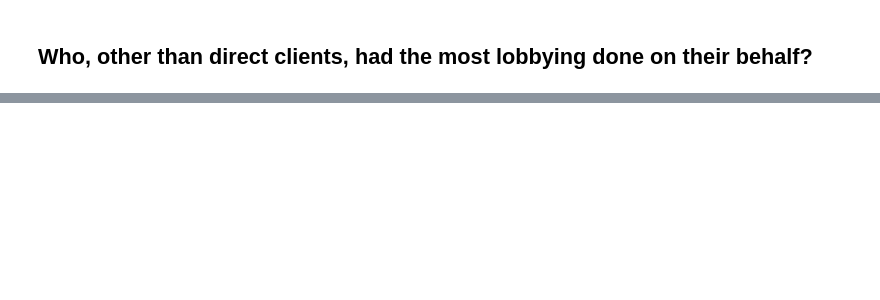
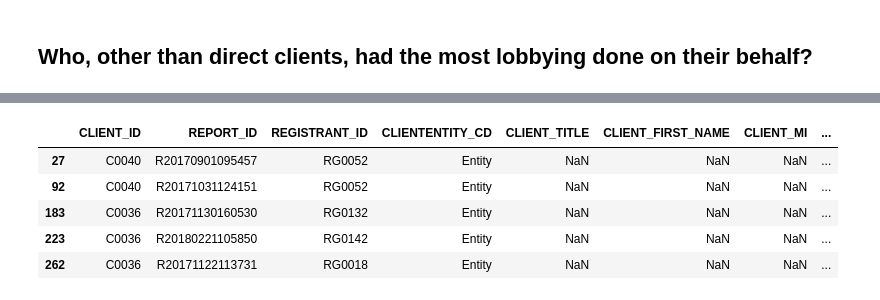
Before and after one commit to open-austin/lobbying-in-austin, a Jupyter notebook: notebooks/Austin-lobbyists-post-2017.ipynb, the cells around one changed output, grey strips where cells are left out. Saved outputs shown, nothing was run; the diff lists cells and outputs as text; code cells hidden in the pictures; blank space fills up the shorter version.

```diff
--- a/notebooks/Austin-lobbyists-post-2017.ipynb
+++ b/notebooks/Austin-lobbyists-post-2017.ipynb
@@ -132,3 +242,12 @@ plotDF = dq["BENEFICIARY"].value_counts()[:50].plot(kind='bar', figsize=(16,6))
 
 kvp = pd.read_csv("../data/Lobbyist_-_Municipal_Question_Subject_Matter_Key-Value_Pairs.csv")
 sm = pd.read_csv("../data/Lobbyist_-_Subject_Matter_List.csv")
+# %%
+dq[dq["MQ_ID"]=="Q0001"][:5]
+# %% [output]
+|  | CLIENT_ID | REPORT_ID | REGISTRANT_ID | CLIENTENTITY_CD | CLIENT_TITLE | CLIENT_FIRST_NAME | CLIENT_MI | ... |
+| 27 | C0040 | R20170901095457 | RG0052 | Entity | NaN | NaN | NaN | ... |
+| 92 | C0040 | R20171031124151 | RG0052 | Entity | NaN | NaN | NaN | ... |
+| 183 | C0036 | R20171130160530 | RG0132 | Entity | NaN | NaN | NaN | ... |
+| 223 | C0036 | R20180221105850 | RG0142 | Entity | NaN | NaN | NaN | ... |
+| 262 | C0036 | R20171122113731 | RG0018 | Entity | NaN | NaN | NaN | ... |
```
Also changed, not shown: parts of 21 cells of this notebook, 1 other file.
